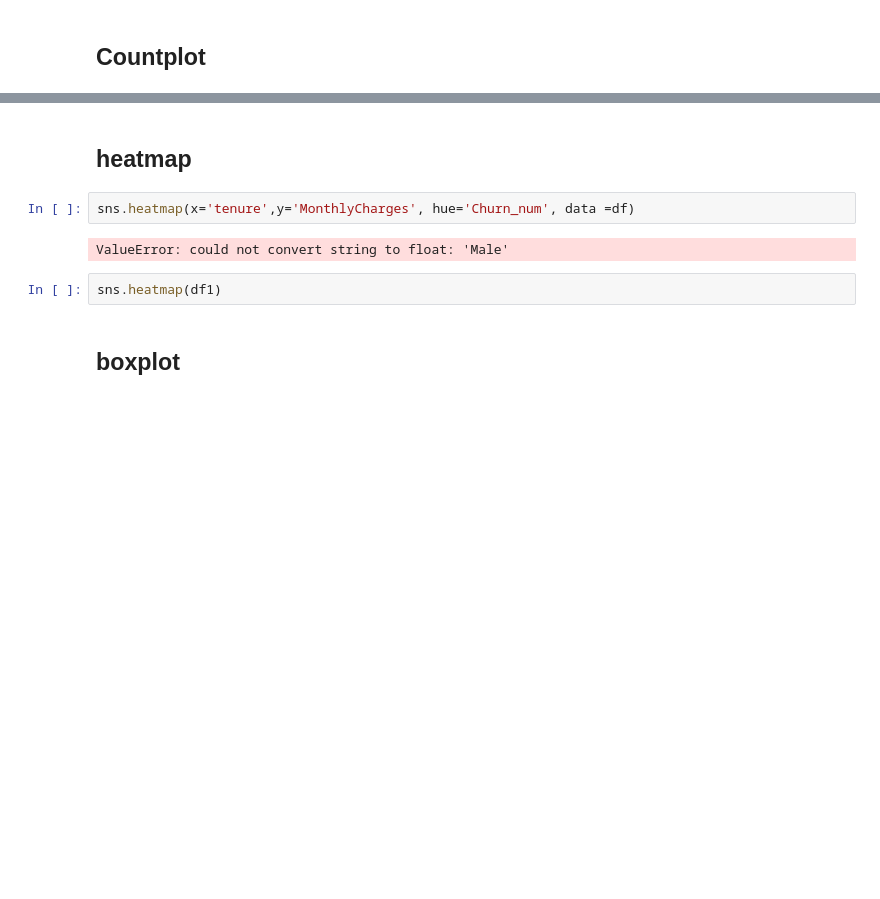
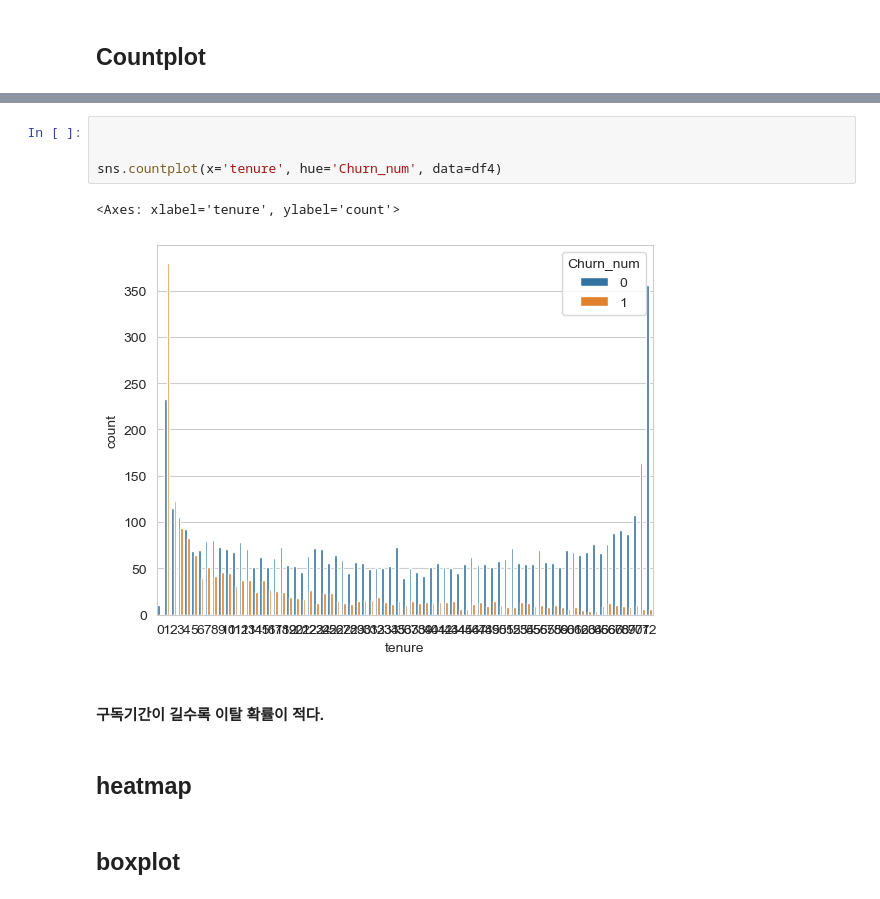
Before and after one commit to YoonMay26/python, a Jupyter notebook: 25_YOON_파이썬데이터분석_실습_통신사고객이탈.ipynb, the cells around one changed output, grey strips where cells are left out. Drawn from its saved outputs; the diff is of its cells as text; blank space fills up the shorter version.

```diff
--- a/25_YOON_파이썬데이터분석_실습_통신사고객이탈.ipynb
+++ b/25_YOON_파이썬데이터분석_실습_통신사고객이탈.ipynb
@@ -411,13 +441,16 @@ sns.countplot(x='Churn_num', hue='tenure', data=df)
 # %% [output]
 <Axes: xlabel='Churn_num', ylabel='count'>
 [figure]
+# %%
+
+
+sns.countplot(x='tenure', hue='Churn_num', data=df4)
+# %% [output]
+<Axes: xlabel='tenure', ylabel='count'>
+[figure, added]
+# %% [markdown]
+#### 구독기간이 길수록 이탈 확률이 적다.
 # %% [markdown]
 ## heatmap
-# %%
-sns.heatmap(x='tenure',y='MonthlyCharges', hue='Churn_num', data =df)
-# %% [output]
-ValueError: could not convert string to float: 'Male'
-# %%
-sns.heatmap(df1)
 # %% [markdown]
 ## boxplot
```
Also changed, not shown: parts of 29 cells of this notebook.
